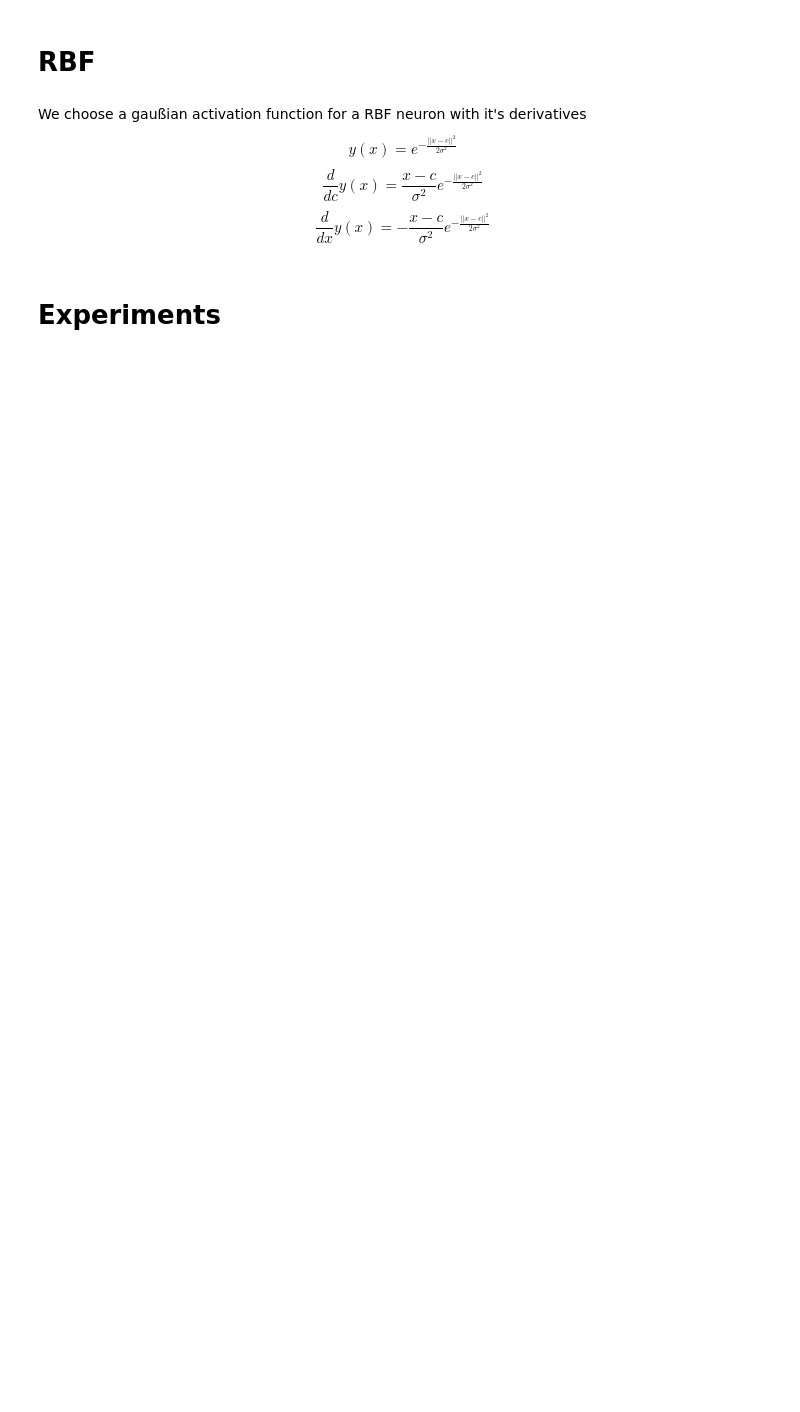
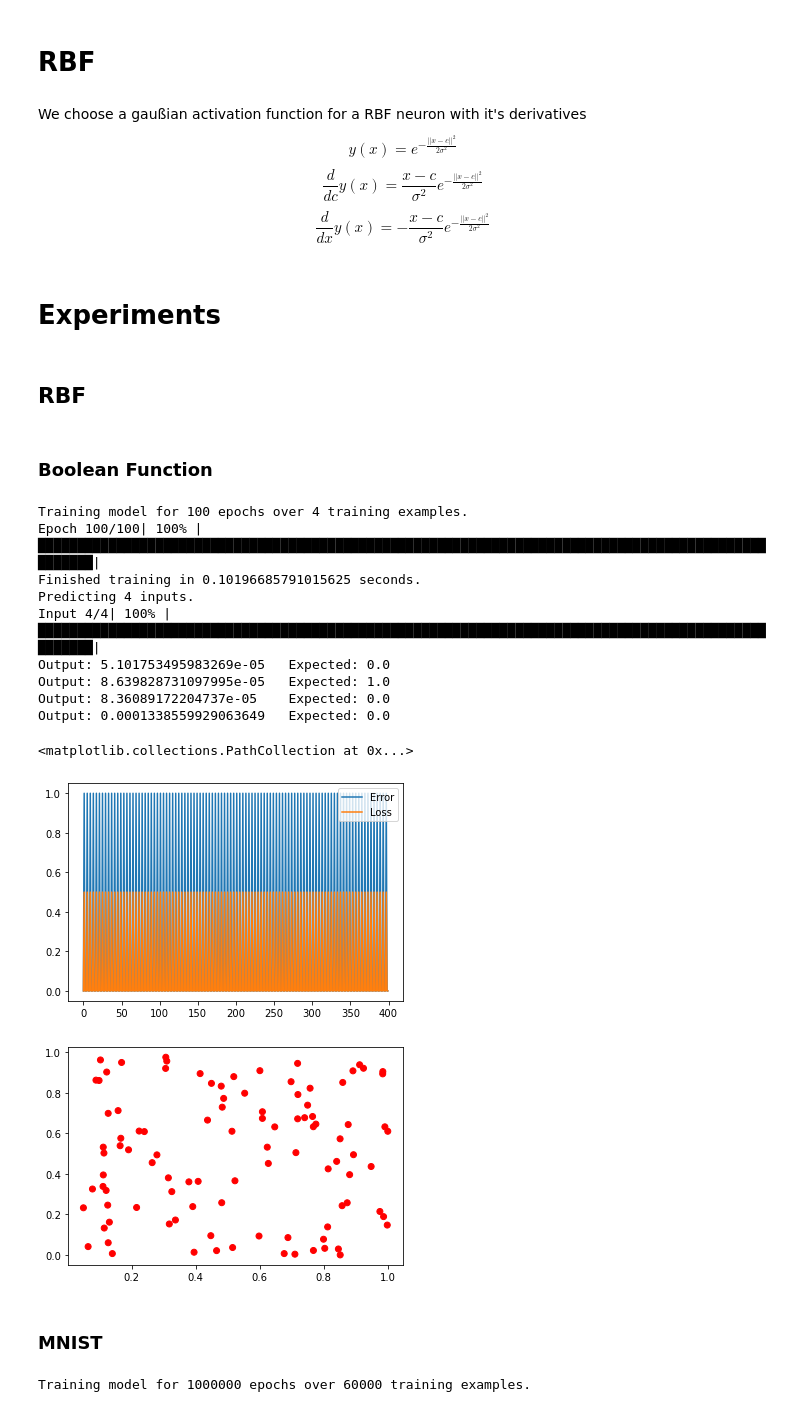
Before and after one commit to DeJuRapp/Neuroprojekt, a Jupyter notebook: NeuroProjekt.ipynb, the cells around one changed output. Drawn from its saved outputs; the diff is of its cells as text; code cells hidden in the pictures; blank space fills up the shorter version.

Commit message:
Added MNIST training experiment

```diff
--- a/NeuroProjekt.ipynb
+++ b/NeuroProjekt.ipynb
@@ -6,6 +6,10 @@ $$\frac d{dc}y(x)=\frac{x-c}{\sigma^2}e^{-\frac{||x - c||^2}{2\sigma^2}}$$
 $$\frac d{dx}y(x)=-\frac{x-c}{\sigma^2}e^{-\frac{||x - c||^2}{2\sigma^2}}$$
 # %% [markdown]
 # Experiments
+# %% [markdown]
+## RBF
+# %% [markdown]
+### Boolean Function
 # %%
 import numpy as np
 import matplotlib.pyplot as plt
@@ -14,33 +18,48 @@ from neurons import RBF
 from typing import List
 import model
 
-TRAIN_RATE:float = 1.0
+TRAIN_RATE:float = 0.01
 TRAIN:bool = True
 FIRST_LAYER_NEURONS:int = 100
-TRAINING_REPITIONS:int = 1000
+TRAINING_REPITIONS:int = 100
 
 layers:List[layer.DenseLayer] = []
 layers.append(layer.DenseLayer(2, FIRST_LAYER_NEURONS, RBF))
 layers.append(layer.DenseLayer(FIRST_LAYER_NEURONS, 1, RBF))
 
 m = model.Model(layers)
 
 inputs = np.array([[0.0,0.0],[1.0,0.0],[0.0,1.0],[1.0,1.0]])
-expected = np.array([0.0, 1.0, 1.0, 1.0])
+expected = np.array([0.0, 1.0, 0.0, 0.0])
 
 if TRAIN:
     m.train(inputs, expected, TRAINING_REPITIONS)
 
     plt.plot(m.errors, label='Error')
     plt.plot(m.losses, label='Loss')
     plt.legend()
 
 for i, output in enumerate(m.predict(inputs)):
     print(f"Output: {output[0]}\tExpected: {expected[i]}")
 
 pts = np.empty((FIRST_LAYER_NEURONS, 2))
 colours = np.empty((FIRST_LAYER_NEURONS,3))
 pts = layers[0].neuron_data
 colours[:] = np.array([1.0,0.0,0.0])
 plt.figure()
 plt.scatter(pts[:,0], pts[:,1],c=colours)
+# %% [output]
+Training model for 100 epochs over 4 training examples.
+Epoch 100/100| 100% |████████████████████████████████████████████████████████████████████████████████████████████████████|
+Finished training in 0.10196685791015625 seconds.
+Predicting 4 inputs.
+Input 4/4| 100% |████████████████████████████████████████████████████████████████████████████████████████████████████|
+Output: 5.101753495983269e-05   Expected: 0.0
+Output: 8.639828731097995e-05   Expected: 1.0
+Output: 8.36089172204737e-05    Expected: 0.0
+Output: 0.0001338559929063649   Expected: 0.0
+<matplotlib.collections.PathCollection at 0x...>
+[figure, added]
+[figure, added]
+# %% [markdown]
+### MNIST
@@ -46,0 +111,11 @@ plt.scatter(pts[:,0], pts[:,1],c=colours)
+# %%
+'''Train the model.'''
+from matplotlib import pyplot as plt
+
+TRAINING_REPITIONS:int = 100
+TRAIN_RATE:float = 0.01
+
+m.train(train_input=train_data, train_output=train_labels, epochs=TRAINING_REPITIONS, train_rate=TRAIN_RATE, loss_function=loss.quadratic_error)
+print(f"Last error {m.errors[-1]}")
+# %% [output]
+Training model for 1000000 epochs over 60000 training examples.
```
Also changed, not shown: parts of 2 cells of this notebook, 4 other files.
